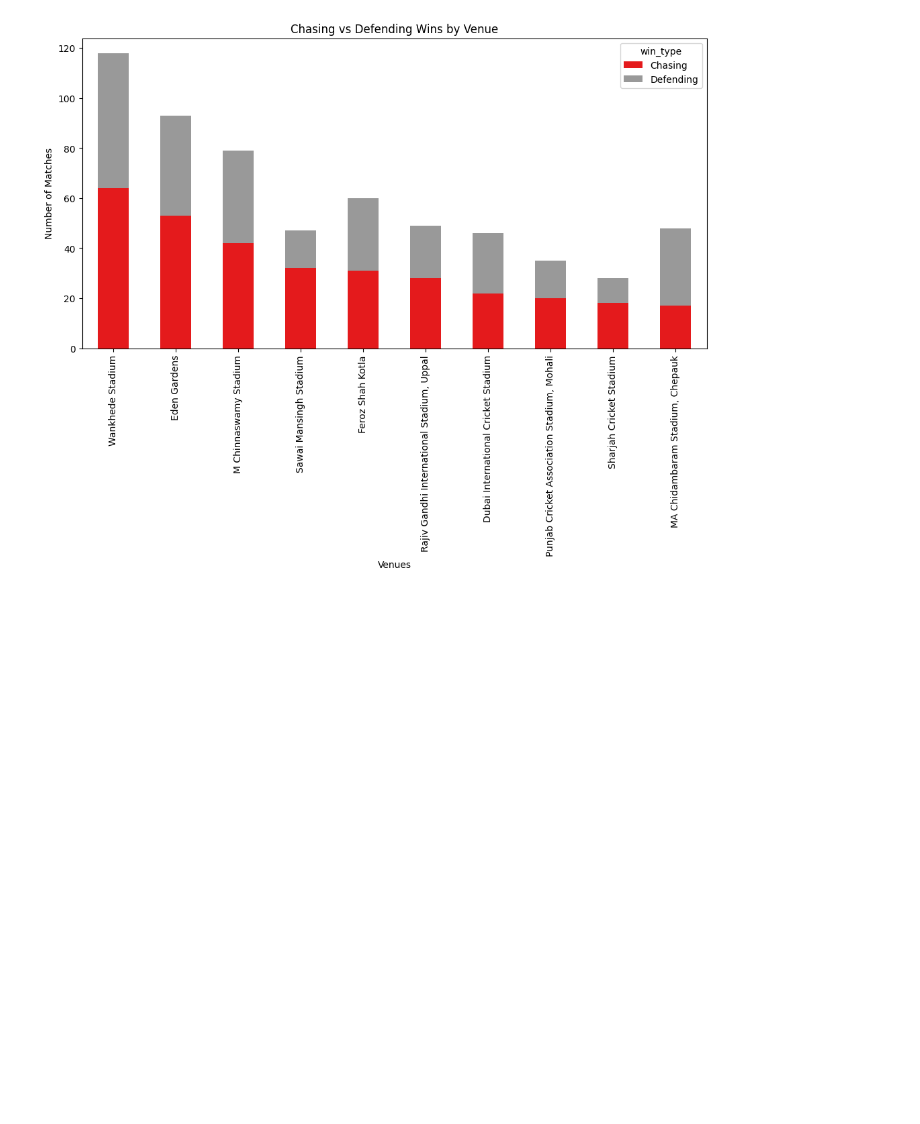
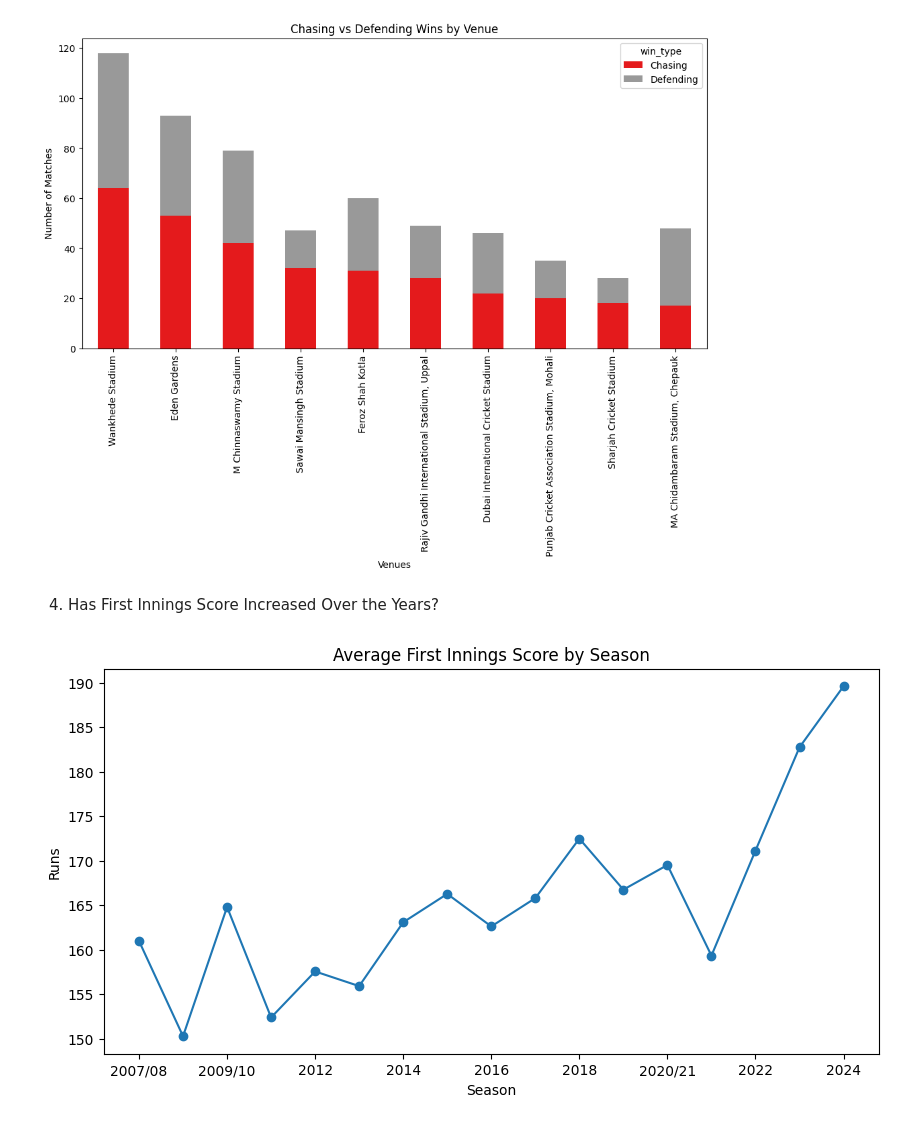
Before and after one commit to riddhikale/CricIQ, a Jupyter notebook: ipl.ipynb, the cells around one changed output. Saved outputs shown, nothing was run; the diff lists cells and outputs as text; code cells hidden in the pictures; blank space fills up the shorter version.

Commit message:
evolution of average first innings scores across ipl seasons

```diff
--- a/ipl.ipynb
+++ b/ipl.ipynb
@@ -286,3 +286,21 @@ plt.ylabel('Number of Matches')
 plt.show()
 # %% [output]
 [figure]
+# %% [markdown]
+4. Has First Innings Score Increased Over the Years?
+# %%
+first_innings = deliveries[deliveries['inning'] == 1]
+first_innings_runs = first_innings.groupby('match_id')['total_runs'].sum()
+
+matches['first_innings_runs'] = matches['id'].map(first_innings_runs)
+season_avg_score = matches.groupby('season')['first_innings_runs'].mean()
+# %%
+season_avg_score.plot(marker='o', figsize=(10,5))
+
+plt.title("Average First Innings Score by Season")
+plt.ylabel("Runs")
+plt.xlabel("Season")
+
+plt.show()
+# %% [output]
+[figure, added]
```
